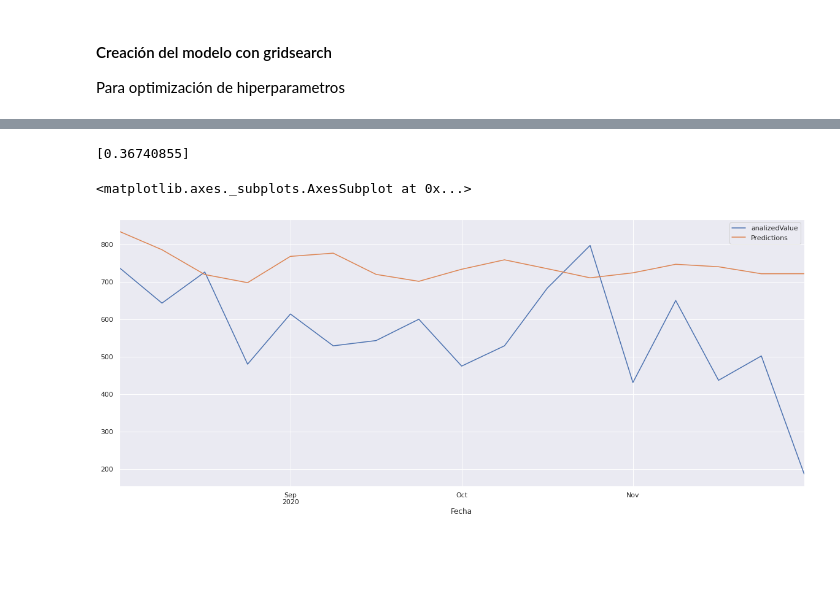
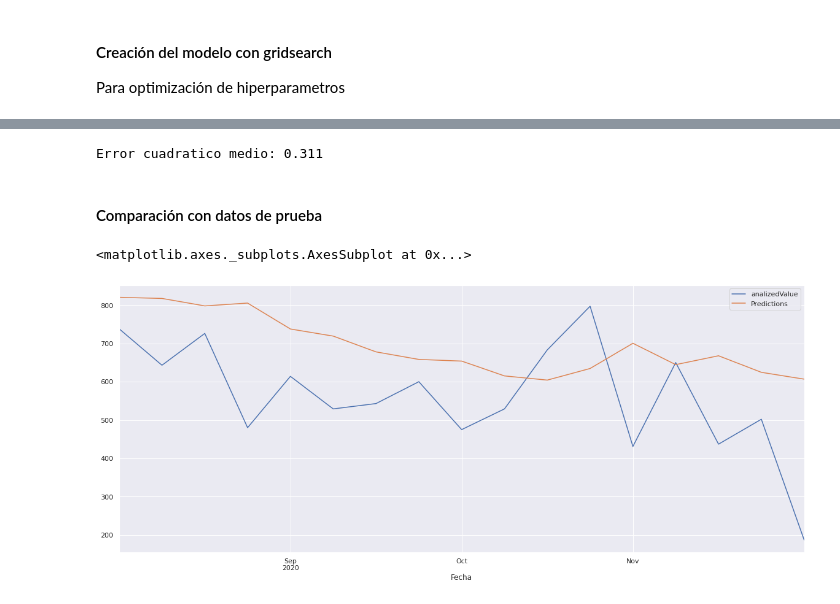
Before and after one commit to cccg8105/notebook_AD, a Jupyter notebook: Analisis/Frecuencia inscripciones/NuevasInscripciones.ipynb, the cells around one changed output, grey strips where cells are left out. Saved outputs shown, nothing was run; the diff lists cells and outputs as text; code cells hidden in the pictures; blank space fills up the shorter version.

```diff
--- a/Analisis/Frecuencia inscripciones/NuevasInscripciones.ipynb
+++ b/Analisis/Frecuencia inscripciones/NuevasInscripciones.ipynb
@@ -206,11 +206,8 @@ plt.show()
 # %%
 from sklearn.preprocessing import MinMaxScaler
 scaler = MinMaxScaler()
-scaler.fit(df_train)
+# escalado con el conjunto total de datos
+scaler.fit(df_comp_UB_w)
 
 scaled_train = scaler.transform(df_train)
 scaled_test = scaler.transform(df_test)
-
-print(len(scaled_train))
-vartrain = [scaled_train[i] - scaled_train[i - 12] for i in range(12, len(scaled_train))]
-print(len(vartrain))
@@ -590,37 +420,40 @@ array([[738],
-# %%
-test_predictions = []
-
-first_eval_batch = scaled_train[-n_input:]
-current_batch = first_eval_batch.reshape((1, n_input, n_features))
-
-for i in range(len(df_test)):
-
-    # obtener la predicción ([0] es para obtener solo el número en lugar de [matriz])
-    current_pred = model.predict(current_batch)[0]
-
-    # guardar la predicción
-    test_predictions.append(current_pred)
-
-    # actualizar el lote para incluir ahora la predicción y soltar primer valor
-    current_batch = np.append(current_batch[:,1:,:],[[current_pred]],axis=1)
-
-# Conversion de datos escalados al valor original
-true_predictions = scaler.inverse_transform(test_predictions)
-true_predictions
-
-import math
-from sklearn.metrics import mean_squared_error
-
-# Error cuadratico medio
-rmse = math.sqrt(mean_squared_error(df_test.iloc[:].values, true_predictions))
-rango = max(df_test.iloc[:].values) - min(df_test.iloc[:].values)
-print(rmse/rango)
-# %% [output]
-[0.36740855]
+# %%
+# concatena dataset de entrenamiento y prueba
+dataset_total = pd.concat((df_train['analizedValue'], df_test['analizedValue']), axis = 0)
+indiceInicialEntrenamiento = len(dataset_total) - len(df_test) - n_input
+
+# se utilizan los ultimos registros del año anterior para predecir el primer mes futuro
+inputs = dataset_total[indiceInicialEntrenamiento:].values
+inputs = inputs.reshape(-1,1) # se agrega una columna adicional
+inputs = scaler.transform(inputs) # se escalan los valores
+X_test = []
+
+cantidadRegistrosPrueba = len(df_test)
+
+for i in range(n_input,  n_input + cantidadRegistrosPrueba):
+    X_test.append(inputs[i-n_input:i, 0])
+X_test = np.array(X_test)
+X_test = np.reshape(X_test, (X_test.shape[0], X_test.shape[1], 1))
+
+# prediccion con el modelo generado
+predict = model.predict(X_test)
+
+# se regresan al valor original los datos transformados en las predicciones
+predict = scaler.inverse_transform(predict)
+
+# Error cuadratico medio
+rmse = math.sqrt(mean_squared_error(df_test.iloc[:].values, predict))
+rango = max(df_test.iloc[:].values) - min(df_test.iloc[:].values)
+rmse2 = rmse/rango
+print('Error cuadratico medio: %.3f' % rmse2)
+# %% [output]
+Error cuadratico medio: 0.311
+# %% [markdown]
+#### Comparación con datos de prueba
 # %%
 result = df_test.copy()
-result['Predictions'] = true_predictions
+result['Predictions'] = predict
 result.plot(figsize=(20,8))
 # %% [output]
 <matplotlib.axes._subplots.AxesSubplot at 0x...>
-[figure, old version]
+[figure, new version]
```
Also changed, not shown: parts of 16 cells of this notebook.
